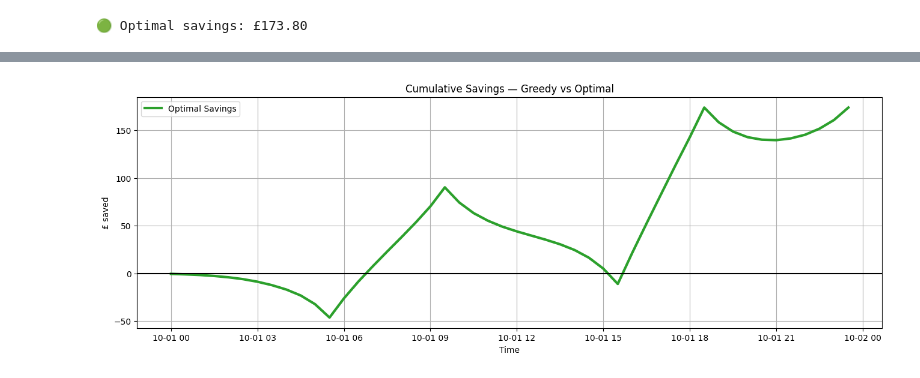
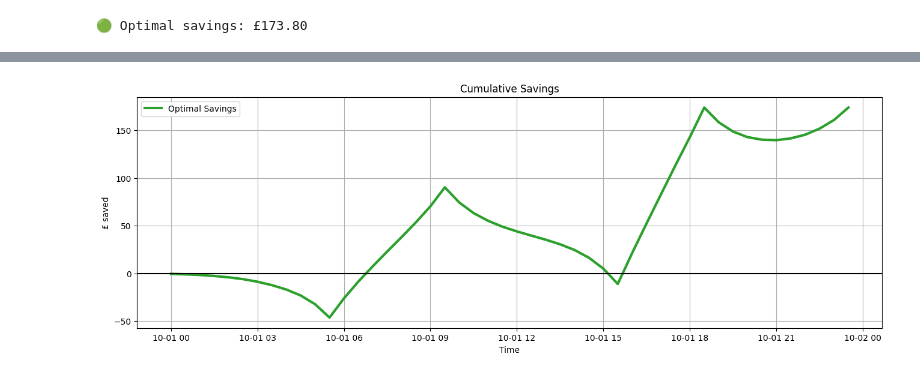
Before and after one commit to benboam/allye-takehome, a Jupyter notebook: DS-technical-assessment.ipynb, the cells around one changed output, grey strips where cells are left out. Drawn from its saved outputs; the diff is of its cells as text; code cells hidden in the pictures.

```diff
--- a/DS-technical-assessment.ipynb
+++ b/DS-technical-assessment.ipynb
@@ -874,15 +771,15 @@ plt.show()
 # %%
 plt.figure(figsize=(16,5))
 
 plt.plot(df.index, (df['cost_no_batt'] - df['opt_cost']).cumsum(),
          label='Optimal Savings', color='tab:green', linewidth=3)
 
 plt.axhline(0, color='black')
-plt.title("Cumulative Savings — Greedy vs Optimal")
+plt.title("Cumulative Savings")
 plt.ylabel("£ saved")
 plt.xlabel("Time")
 plt.legend()
 plt.grid(True)
 plt.show()
 # %% [output]
-[figure, old version]
+[figure, new version]
```
Also changed, not shown: parts of 33 cells of this notebook, 3 other files.
